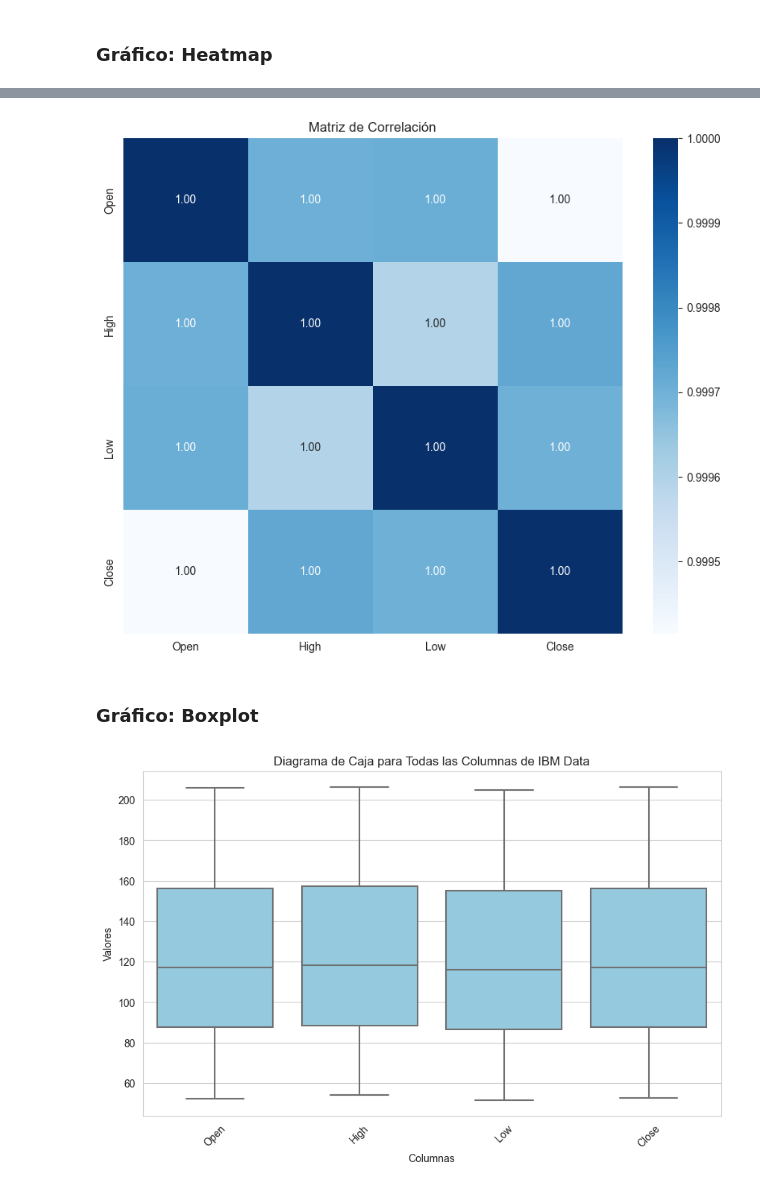
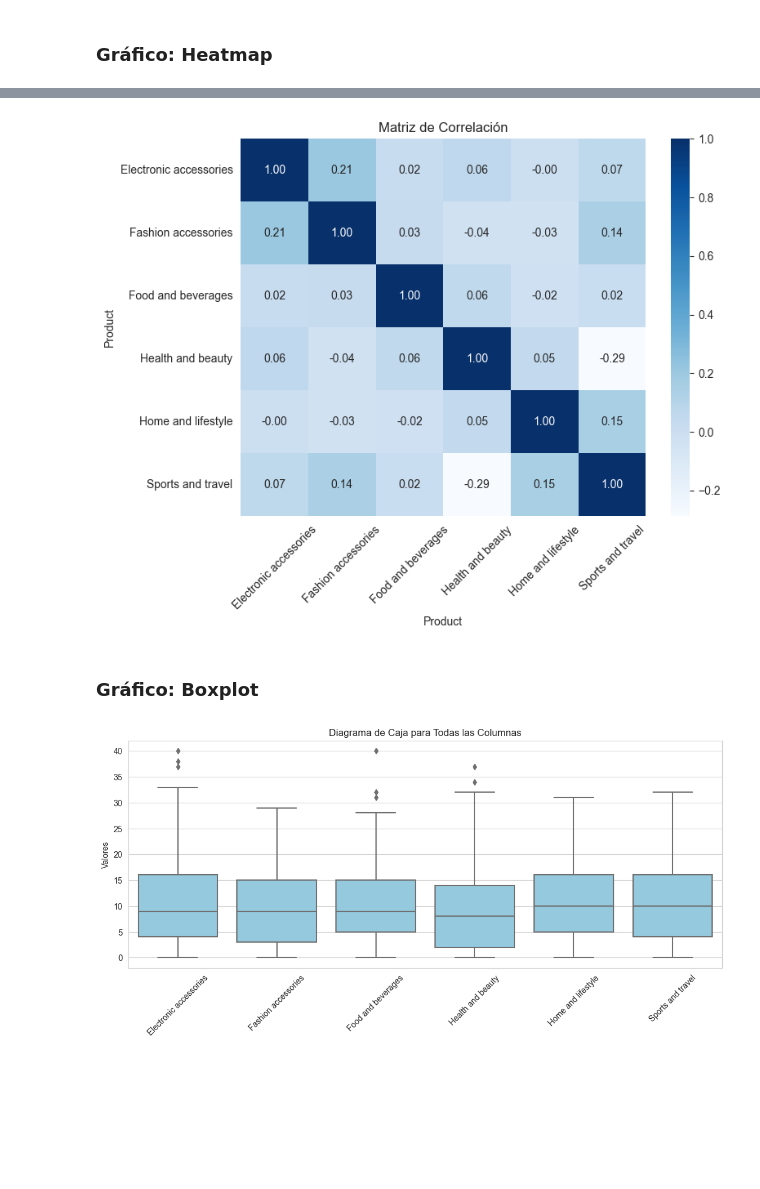
Before and after one commit to fralfaro/MAT281_2024, a Jupyter notebook: docs/lectures/visualization/vis_02.ipynb, the cells around one changed output, grey strips where cells are left out. Drawn from its saved outputs; the diff is of its cells as text; code cells hidden in the pictures; blank space fills up the shorter version.

```diff
--- a/docs/lectures/visualization/vis_02.ipynb
+++ b/docs/lectures/visualization/vis_02.ipynb
@@ -70,8 +99,11 @@ import seaborn as sns
 sns.set_style("whitegrid") # Establecer el estilo de Seaborn
 # %%
 # cargar datos
-path = 'data/ibm_data_1990_2017_daily.csv'
+path = 'data/supermarket_sales.csv'
 df = pd.read_csv(path, sep="," ).dropna()
 df['Date'] = pd.to_datetime(df['Date'])
-df.head()
+
+# agrupar los datos para los graficos
+df_plots = df.groupby(['Date','Product line'])['Quantity'].sum().reset_index().rename(columns = {'Product line':'Product'})
+df_plots.head()
 # %% [output]
@@ -217,0 +225,10 @@ plt.show()
+# %%
+# seleccionar conjunto de datos
+df_plots['year'] = df_plots['Date'].dt.year
+df_plots['month'] = df_plots['Date'].dt.month
+df_plots['day'] =df_plots['Date'].dt.day
+
+# seleccionar conjunto de datos
+df_bar = df_plots.groupby(['month','Product'])['Quantity'].sum().reset_index()
+
+df_bar.head()
@@ -335,0 +373,9 @@ df_pivot.head()
+# %%
+# seleccionar conjunto de datos
+pivot_df = df_plots.pivot(
+    index='Date',
+    columns='Product',
+    values='Quantity'
+    ).fillna(0).reset_index()
+
+pivot_df.head()
@@ -336,6 +389,6 @@ df_pivot.head()
 # %%
 # Calcular la matriz de correlación
-df_new = df.loc[lambda x:  (x['Year'].between(2001,2019))] .drop(['Date','Year','Month','Day','Volume'],axis =1).dropna()
+df_new = pivot_df.drop(['Date'],axis =1).dropna()
 correlation_matrix = df_new.corr()
 correlation_matrix
 # %% [output]
@@ -347,26 +403,29 @@ correlation_matrix
 # %%
 # Crear el heatmap de la matriz de correlación
-plt.figure(figsize=(10, 8))
+plt.figure(figsize=(8, 6))
 sns.heatmap(correlation_matrix, annot=True, cmap='Blues', fmt=".2f")
 
 # Añadir título
 plt.title('Matriz de Correlación')
 
+# Rotar las etiquetas del eje x para una mejor legibilidad
+plt.xticks(rotation=45)
+
 # Mostrar el heatmap
 plt.show()
 # %% [output]
-[figure, old version]
+[figure, new version]
 # %% [markdown]
 ### Gráfico: Boxplot
 # %%
 # Crear el gráfico de diagrama de caja
-plt.figure(figsize=(10, 6))  # Definir el tamaño de la figura
+plt.figure(figsize=(13, 5))  # Definir el tamaño de la figura
 sns.boxplot(data=df_new, color='skyblue')
 
 # Personalizar el gráfico
-plt.xlabel('Columnas')
+plt.xlabel('')
 plt.ylabel('Valores')
-plt.title('Diagrama de Caja para Todas las Columnas de IBM Data')
+plt.title('Diagrama de Caja para Todas las Columnas')
 
 # Rotar las etiquetas del eje x para una mejor legibilidad
 plt.xticks(rotation=45)
@@ -374,6 +433,6 @@ plt.xticks(rotation=45)
 # Mostrar el gráfico
 plt.show()
 # %% [output]
-[figure, old version]
+[figure, new version]
 # %%
 # Crear el gráfico de diagrama de caja
```
Also changed, not shown: parts of 26 cells of this notebook, 21 other files.
